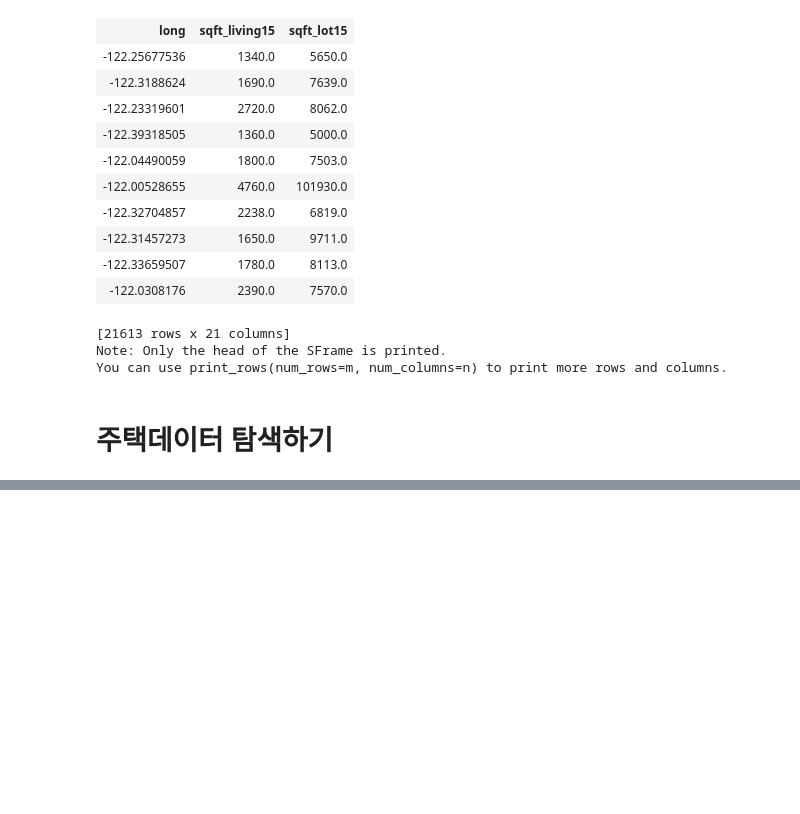
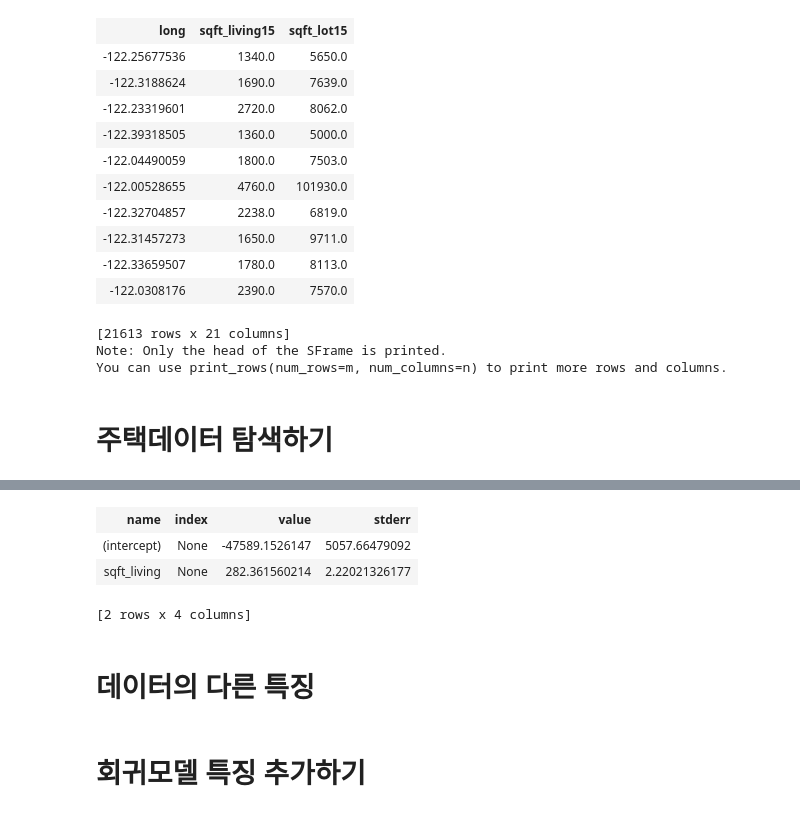
Before and after one commit to jjsjiroo/jupyter, a Jupyter notebook: week2/Predicting house prices.ipynb, the cells around one changed output, grey strips where cells are left out. Drawn from its saved outputs; the diff is of its cells as text; code cells hidden in the pictures; blank space fills up the shorter version.

```diff
--- a/week2/Predicting house prices.ipynb
+++ b/week2/Predicting house prices.ipynb
@@ -61,0 +116,11 @@ You can use print_rows(num_rows=m, num_columns=n) to print more rows and columns
+# %%
+# 가중치, 절편 : -47589
+# 직선 평당 282
+sqft_model.get('coefficients')
+# %% [output]
+| name | index | value | stderr |
+| (intercept) | None | -47589.1526147 | 5057.66479092 |
+| sqft_living | None | 282.361560214 | 2.22021326177 |
+[2 rows x 4 columns]
+# %% [markdown]
+# 데이터의 다른 특징
@@ -63,0 +133,2 @@ sales.show('view="')
+# %% [markdown]
+# 회귀모델 특징 추가하기
```
Also changed, not shown: parts of 34 cells of this notebook.
